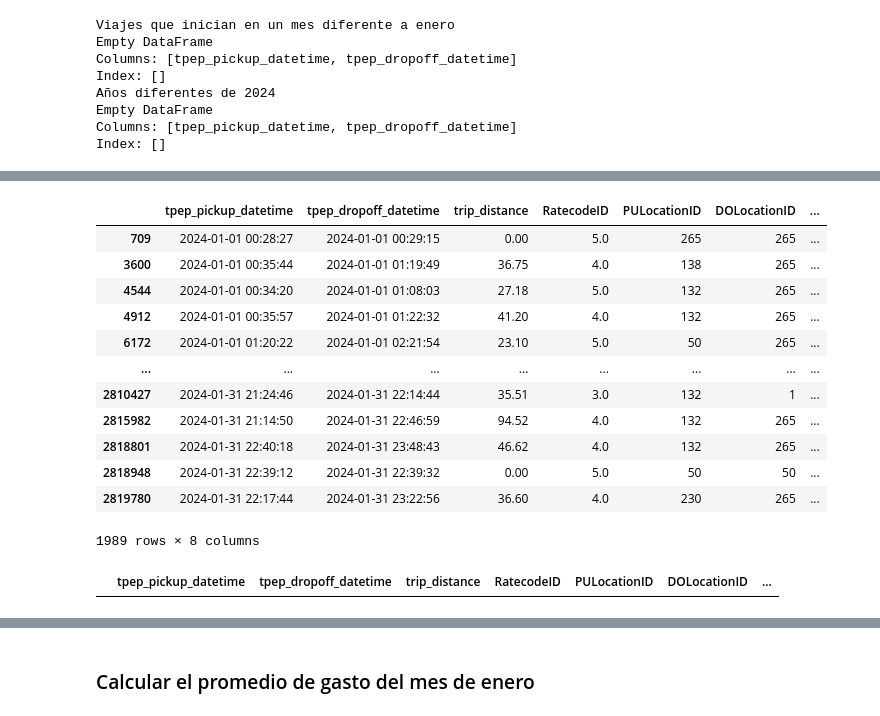
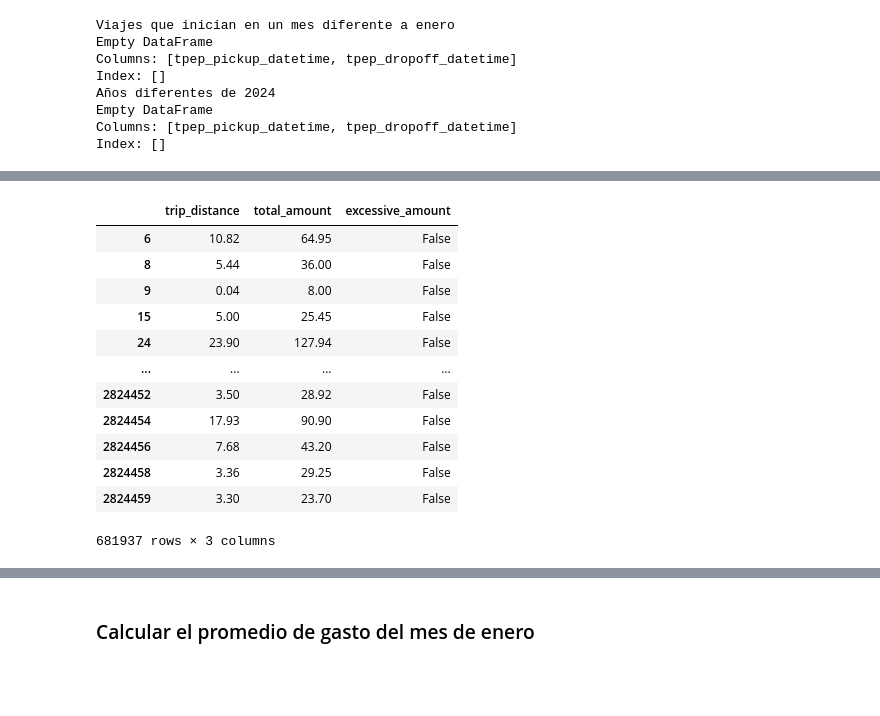
Before and after one commit to dariomlopez/etl_projects, a Jupyter notebook: nyc_taxi_etl/main.ipynb, the cells around one changed output, grey strips where cells are left out. Cells and saved outputs as stored; diff of their text form; code cells hidden in the pictures; blank space fills up the shorter version.

Commit message:
Cleaining excessive amounts

```diff
--- a/nyc_taxi_etl/main.ipynb
+++ b/nyc_taxi_etl/main.ipynb
@@ -31,6 +55,6 @@ taxi_dataframe
 # %% [markdown]
 ### Cambiamos el tipo de datos de las columnas de fecha
 # %%
-taxi_dataframe['tpep_pickup_datetime'] = taxi_dataframe['tpep_pickup_datetime'].astype("datetime64[ns]")
-taxi_dataframe['tpep_dropoff_datetime'] = taxi_dataframe['tpep_dropoff_datetime'].astype("datetime64[ns]")
-taxi_dataframe.dtypes
+# taxi_dataframe['tpep_pickup_datetime'] = taxi_dataframe['tpep_pickup_datetime'].astype("datetime64[ns]")
+# taxi_dataframe['tpep_dropoff_datetime'] = taxi_dataframe['tpep_dropoff_datetime'].astype("datetime64[ns]")
+# taxi_dataframe.dtypes
@@ -333,0 +333,17 @@ Vamos a limpiar esos datos
+# %%
+conditions = [
+    (taxi_data_prep['trip_distance'] <= 1) & (taxi_data_prep['total_amount'] > 10),
+    (taxi_data_prep['trip_distance'] <= 2) & (taxi_data_prep['total_amount'] > 15),
+    (taxi_data_prep['trip_distance'] <= 3) & (taxi_data_prep['total_amount'] > 20),
+    (taxi_data_prep['trip_distance'] <= 5) & (taxi_data_prep['total_amount'] > 35),
+    (taxi_data_prep['trip_distance'] <= 10) & (taxi_data_prep['total_amount'] > 50),
+    (taxi_data_prep['trip_distance'] <= 20) & (taxi_data_prep['total_amount'] > 100)
+]
+# Resultado para cada condición
+results = [True, True, True, True, True, True]
+
+# Crear una nueva columna 'tarifa_muy_alta' que aplica estas condiciones
+taxi_data_prep['excessive_amount'] = np.select(conditions, results, default=False)
+
+# Mostrar algunas filas para verificar el resultado
+taxi_data_prep[['trip_distance', 'total_amount', 'excessive_amount']]
@@ -334,29 +364,18 @@ Vamos a limpiar esos datos
 # %%
-taxi_data_prep.loc[
-  (taxi_data_prep['trip_distance'] > 250) | (taxi_data_prep['total_amount'] > 200)
-  ]
+taxi_data_prep = taxi_data_prep.drop(taxi_data_prep[taxi_data_prep['excessive_amount'] == True].index)
+
+taxi_data_prep[['trip_distance', 'total_amount', 'excessive_amount']]
 # %% [output]
-|  | tpep_pickup_datetime | tpep_dropoff_datetime | trip_distance | RatecodeID | PULocationID | DOLocationID | ... |
-| 709 | 2024-01-01 00:28:27 | 2024-01-01 00:29:15 | 0.00 | 5.0 | 265 | 265 | ... |
-| 3600 | 2024-01-01 00:35:44 | 2024-01-01 01:19:49 | 36.75 | 4.0 | 138 | 265 | ... |
-| 4544 | 2024-01-01 00:34:20 | 2024-01-01 01:08:03 | 27.18 | 5.0 | 132 | 265 | ... |
-| 4912 | 2024-01-01 00:35:57 | 2024-01-01 01:22:32 | 41.20 | 4.0 | 132 | 265 | ... |
-| 6172 | 2024-01-01 01:20:22 | 2024-01-01 02:21:54 | 23.10 | 5.0 | 50 | 265 | ... |
-| ... | ... | ... | ... | ... | ... | ... | ... |
-| 2810427 | 2024-01-31 21:24:46 | 2024-01-31 22:14:44 | 35.51 | 3.0 | 132 | 1 | ... |
-| 2815982 | 2024-01-31 21:14:50 | 2024-01-31 22:46:59 | 94.52 | 4.0 | 132 | 265 | ... |
-| 2818801 | 2024-01-31 22:40:18 | 2024-01-31 23:48:43 | 46.62 | 4.0 | 132 | 265 | ... |
-| 2818948 | 2024-01-31 22:39:12 | 2024-01-31 22:39:32 | 0.00 | 5.0 | 50 | 50 | ... |
-| 2819780 | 2024-01-31 22:17:44 | 2024-01-31 23:22:56 | 36.60 | 4.0 | 230 | 265 | ... |
+|  | trip_distance | total_amount | excessive_amount |
+| 6 | 10.82 | 64.95 | False |
+| 8 | 5.44 | 36.00 | False |
+| 9 | 0.04 | 8.00 | False |
+| 15 | 5.00 | 25.45 | False |
+| 24 | 23.90 | 127.94 | False |
+| ... | ... | ... | ... |
+| 2824452 | 3.50 | 28.92 | False |
+| 2824454 | 17.93 | 90.90 | False |
+| 2824456 | 7.68 | 43.20 | False |
+| 2824458 | 3.36 | 29.25 | False |
+| 2824459 | 3.30 | 23.70 | False |
-1989 rows × 8 columns
+681937 rows × 3 columns
-# %%
-taxi_data_prep = taxi_data_prep.drop(
-  taxi_data_prep[
-  (taxi_data_prep['trip_distance'] > 250) |
-  (taxi_data_prep['trip_distance'] == 0.0)
-  ].index)
-
-taxi_data_prep.loc[(taxi_data_prep['trip_distance'] > 250) |
-  (taxi_data_prep['trip_distance'] == 0.0)]
-# %% [output]
-|  | tpep_pickup_datetime | tpep_dropoff_datetime | trip_distance | RatecodeID | PULocationID | DOLocationID | ... |
```
Also changed, not shown: parts of 13 cells of this notebook, 2 other files.
